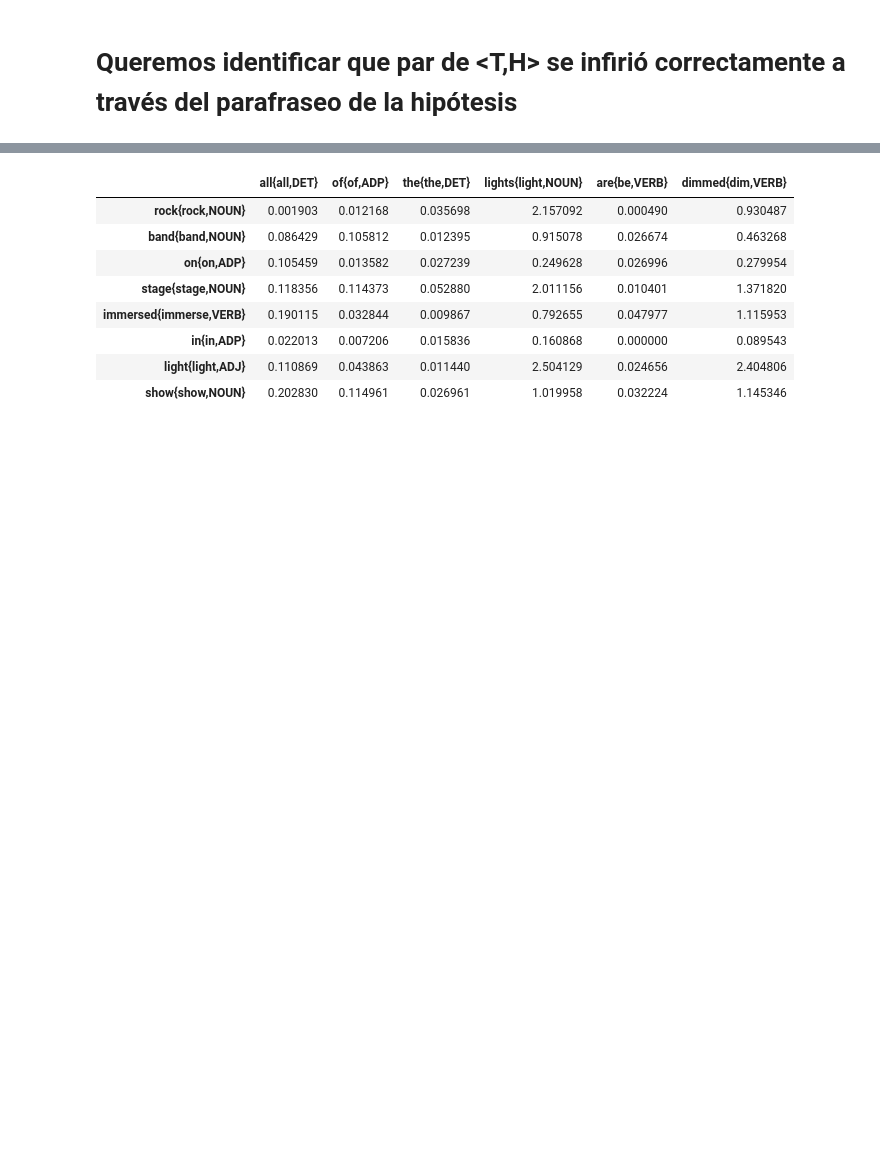
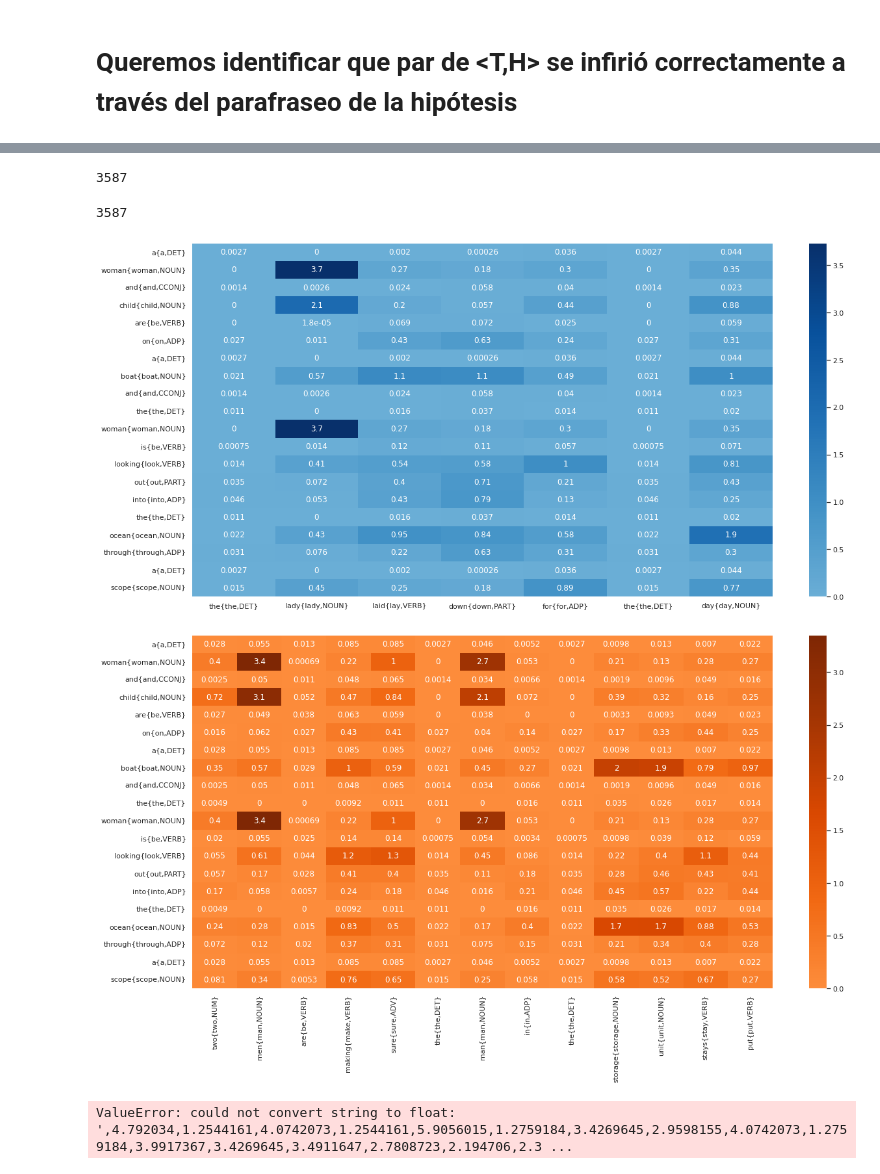
Before and after one commit to david-T-M/RTE_Parik, a Jupyter notebook: Estadistica_correctos_incorrectos.ipynb, the cells around one changed output, grey strips where cells are left out. Saved outputs shown, nothing was run; the diff lists cells and outputs as text; code cells hidden in the pictures; blank space fills up the shorter version.

```diff
--- a/Estadistica_correctos_incorrectos.ipynb
+++ b/Estadistica_correctos_incorrectos.ipynb
@@ -141 +145,3 @@ df_parafraseos_correctos
+# %%
+df_parafraseos_correctos=pd.read_pickle("revisarH.pickle")
 # %%
@@ -192,14 +234,27 @@ for i in [1796]:
 dfn=pd.DataFrame(new_data)
 # %%
-dfn.M_Align[0]
+dfn.Idx[0]
 # %% [output]
-|  | all{all,DET} | of{of,ADP} | the{the,DET} | lights{light,NOUN} | are{be,VERB} | dimmed{dim,VERB} |
-| rock{rock,NOUN} | 0.001903 | 0.012168 | 0.035698 | 2.157092 | 0.000490 | 0.930487 |
-| band{band,NOUN} | 0.086429 | 0.105812 | 0.012395 | 0.915078 | 0.026674 | 0.463268 |
-| on{on,ADP} | 0.105459 | 0.013582 | 0.027239 | 0.249628 | 0.026996 | 0.279954 |
-| stage{stage,NOUN} | 0.118356 | 0.114373 | 0.052880 | 2.011156 | 0.010401 | 1.371820 |
-| immersed{immerse,VERB} | 0.190115 | 0.032844 | 0.009867 | 0.792655 | 0.047977 | 1.115953 |
-| in{in,ADP} | 0.022013 | 0.007206 | 0.015836 | 0.160868 | 0.000000 | 0.089543 |
-| light{light,ADJ} | 0.110869 | 0.043863 | 0.011440 | 2.504129 | 0.024656 | 2.404806 |
-| show{show,NOUN} | 0.202830 | 0.114961 | 0.026961 | 1.019958 | 0.032224 | 1.145346 |
+3587
+# %%
+dfn.Idx[1]
+# %% [output]
+3587
+# %%
+sns.set(rc={'figure.figsize':(20,10)})
+#fig,  axes= plt.subplots(2,2)
+sns.heatmap(data=dfn.M_Align[0], center=0, cmap='Blues', annot=True)
+
+#axes[0,0].set(title="Parafraseo: "+str(dfn.paraphrase[0]))
+plt.show()
+sns.heatmap(data=dfn.M_Align[1], center=0, cmap='Oranges', annot=True)
+#axes[1,0].set(title="Parafraseo: "+str(dfn.paraphrase[1]))
+plt.show()
+# %% [output]
+[figure, added]
+[figure, added]
+# %%
+sns.heatmap(data=pd.DataFrame(dfn.ma_umbral[10]), center=0, cmap='Blues_r', annot=True)
+# %% [output]
+ValueError: could not convert string to float: ',4.792034,1.2544161,4.0742073,1.2544161,5.9056015,1.2759184,3.4269645,2.9598155,4.0742073,1.2759184,3.9917367,3.4269645,3.4911647,2.7808723,2.194706,2.3 ...
 # %%
```
Also changed, not shown: parts of 20 cells of this notebook, 7 other files.
